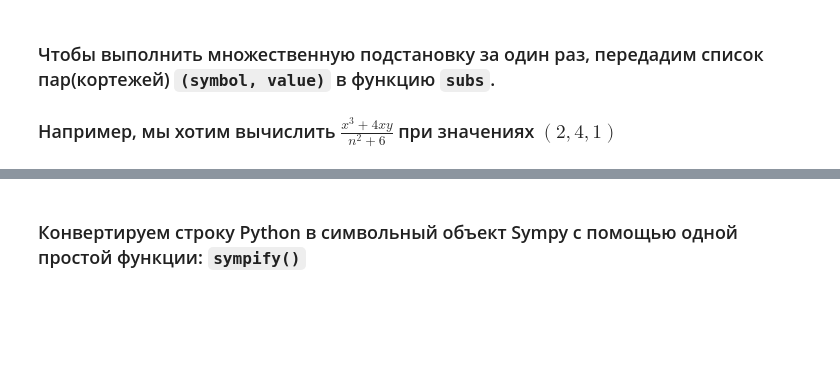
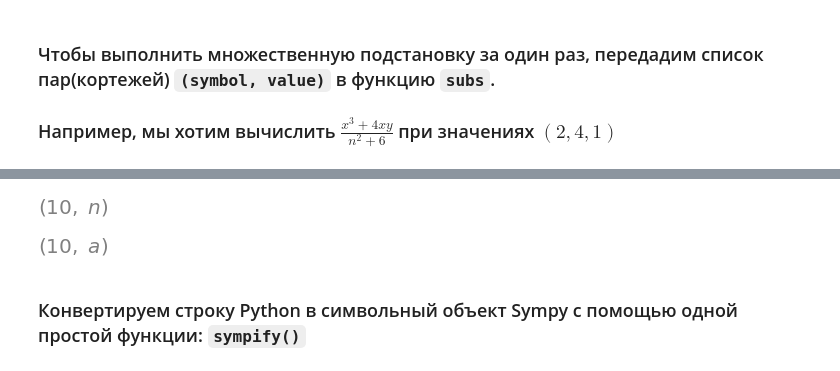
Before and after one commit to sabahtalateh/ainots, a Jupyter notebook: specmatan/matan1/day2/SymPy_Basic.ipynb, the cells around one changed output, grey strips where cells are left out. Drawn from its saved outputs; the diff is of its cells as text; code cells hidden in the pictures; blank space fills up the shorter version.

```diff
--- a/specmatan/matan1/day2/SymPy_Basic.ipynb
+++ b/specmatan/matan1/day2/SymPy_Basic.ipynb
@@ -399,0 +758,4 @@ n.subs({"n": 100})
+# %%
+n.args
+# %% [output]
+[figure, added]
@@ -400,3 +764,7 @@ n.subs({"n": 100})
+# %%
+new_n.args
+# %% [output]
+[figure, added]
 # %% [markdown]
 ### Конвертируем строку Python в символьный объект Sympy с помощью одной простой функции: `sympify()`
 # %%
```
Also changed, not shown: parts of 156 cells of this notebook, 7 other files.
